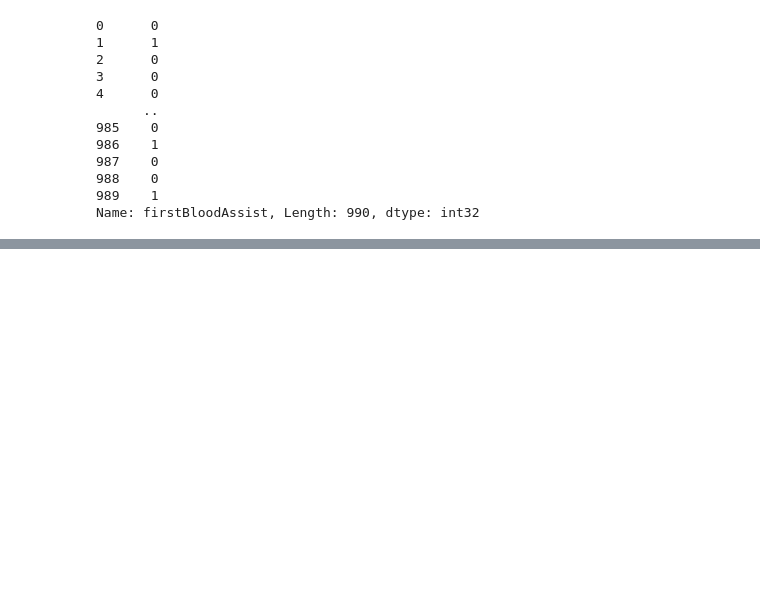
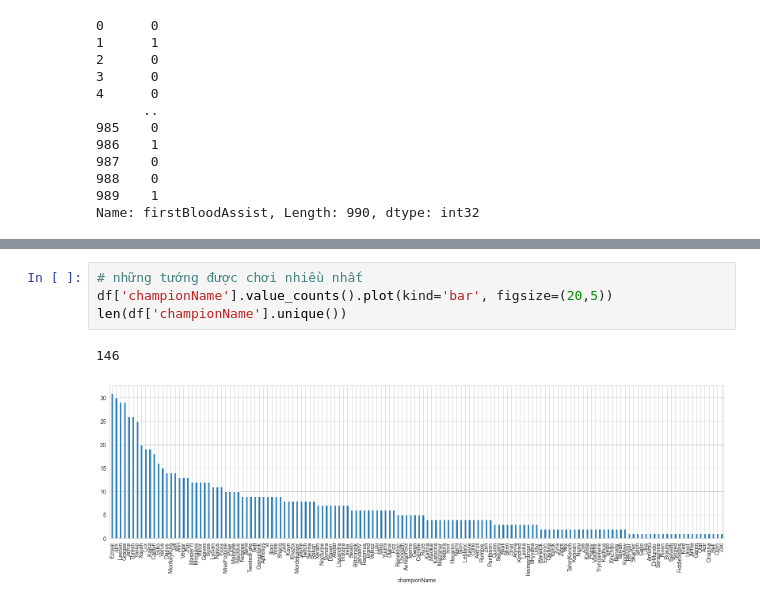
Before and after one commit to anhtq0111/data_governance, a Jupyter notebook: preprocess.ipynb, the cells around one changed output, grey strips where cells are left out. Drawn from its saved outputs; the diff is of its cells as text; blank space fills up the shorter version.

```diff
--- a/preprocess.ipynb
+++ b/preprocess.ipynb
@@ -260,0 +216,7 @@ plot_boxplots(X)
+# %%
+# những tướng được chơi nhiều nhất
+df['championName'].value_counts().plot(kind='bar', figsize=(20,5))
+len(df['championName'].unique())
+# %% [output]
+146
+[figure, added]
```
Also changed, not shown: parts of 8 cells of this notebook.
